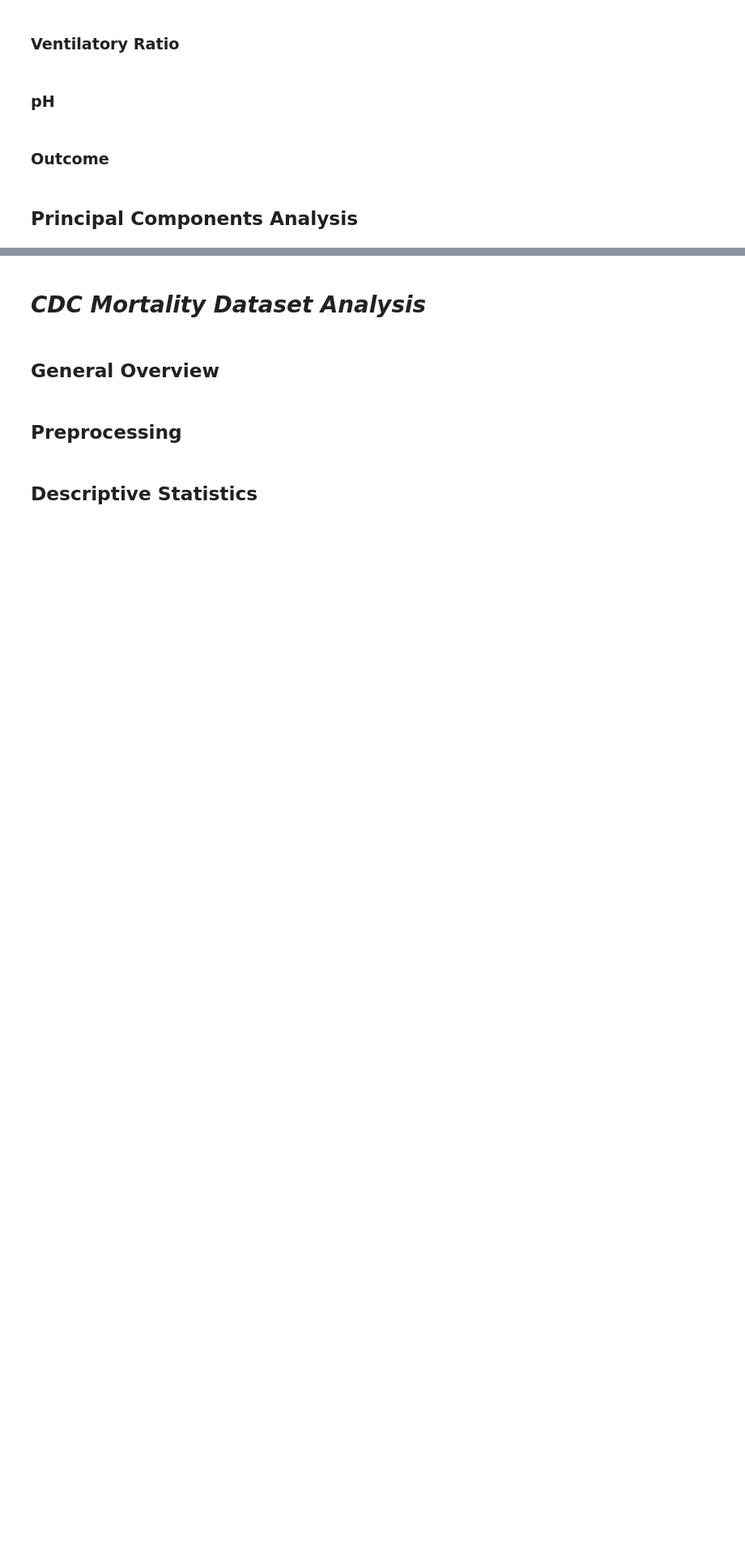
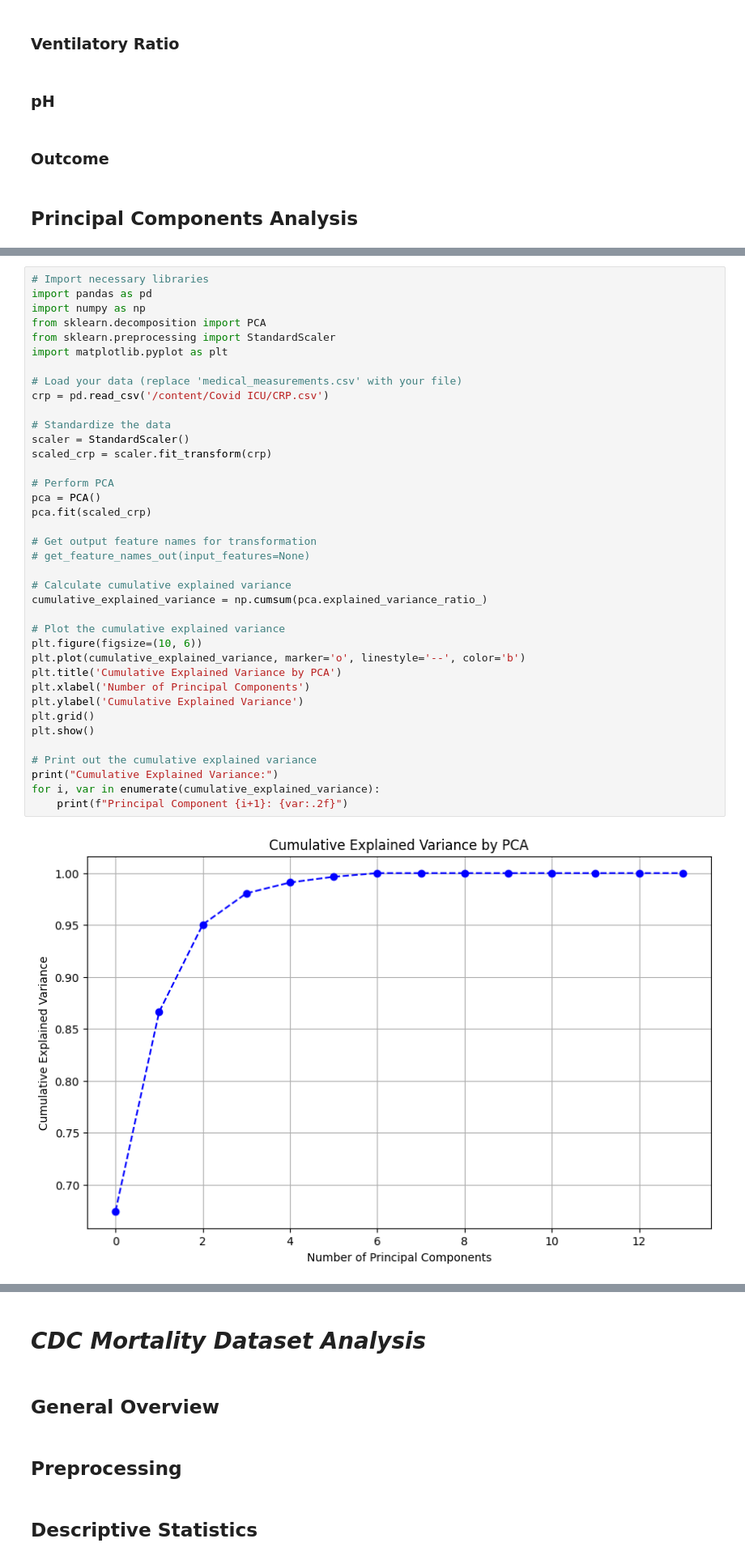
Before and after one commit to LauraBMueller/LauraBMueller, a Jupyter notebook: bt712464_LauraMueller.ipynb, the cells around one changed output, grey strips where cells are left out. Shown at 81% size. Cells and saved outputs as stored; diff of their text form; blank space fills up the shorter version.

```diff
--- a/bt712464_LauraMueller.ipynb
+++ b/bt712464_LauraMueller.ipynb
@@ -778,0 +787,40 @@ ghg
+# %%
+# Import necessary libraries
+import pandas as pd
+import numpy as np
+from sklearn.decomposition import PCA
+from sklearn.preprocessing import StandardScaler
+import matplotlib.pyplot as plt
+
+# Load your data (replace 'medical_measurements.csv' with your file)
+crp = pd.read_csv('/content/Covid ICU/CRP.csv')
+
+# Standardize the data
+scaler = StandardScaler()
+scaled_crp = scaler.fit_transform(crp)
+
+# Perform PCA
+pca = PCA()
+pca.fit(scaled_crp)
+
+# Get output feature names for transformation
+# get_feature_names_out(input_features=None)
+
+# Calculate cumulative explained variance
+cumulative_explained_variance = np.cumsum(pca.explained_variance_ratio_)
+
+# Plot the cumulative explained variance
+plt.figure(figsize=(10, 6))
+plt.plot(cumulative_explained_variance, marker='o', linestyle='--', color='b')
+plt.title('Cumulative Explained Variance by PCA')
+plt.xlabel('Number of Principal Components')
+plt.ylabel('Cumulative Explained Variance')
+plt.grid()
+plt.show()
+
+# Print out the cumulative explained variance
+print("Cumulative Explained Variance:")
+for i, var in enumerate(cumulative_explained_variance):
+    print(f"Principal Component {i+1}: {var:.2f}")
+# %% [output]
+[figure, added]
```
Also changed, not shown: parts of 6 cells of this notebook.
